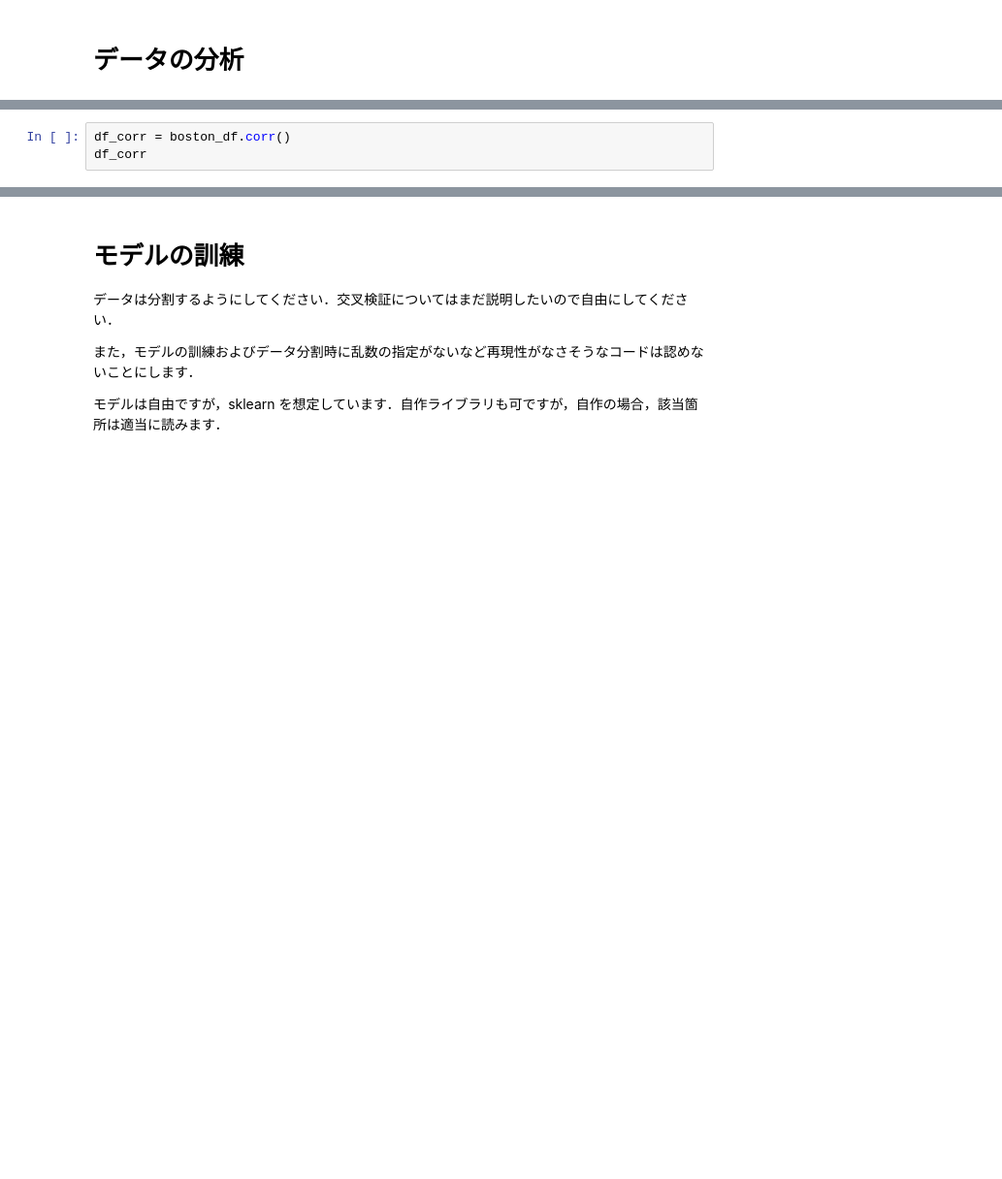
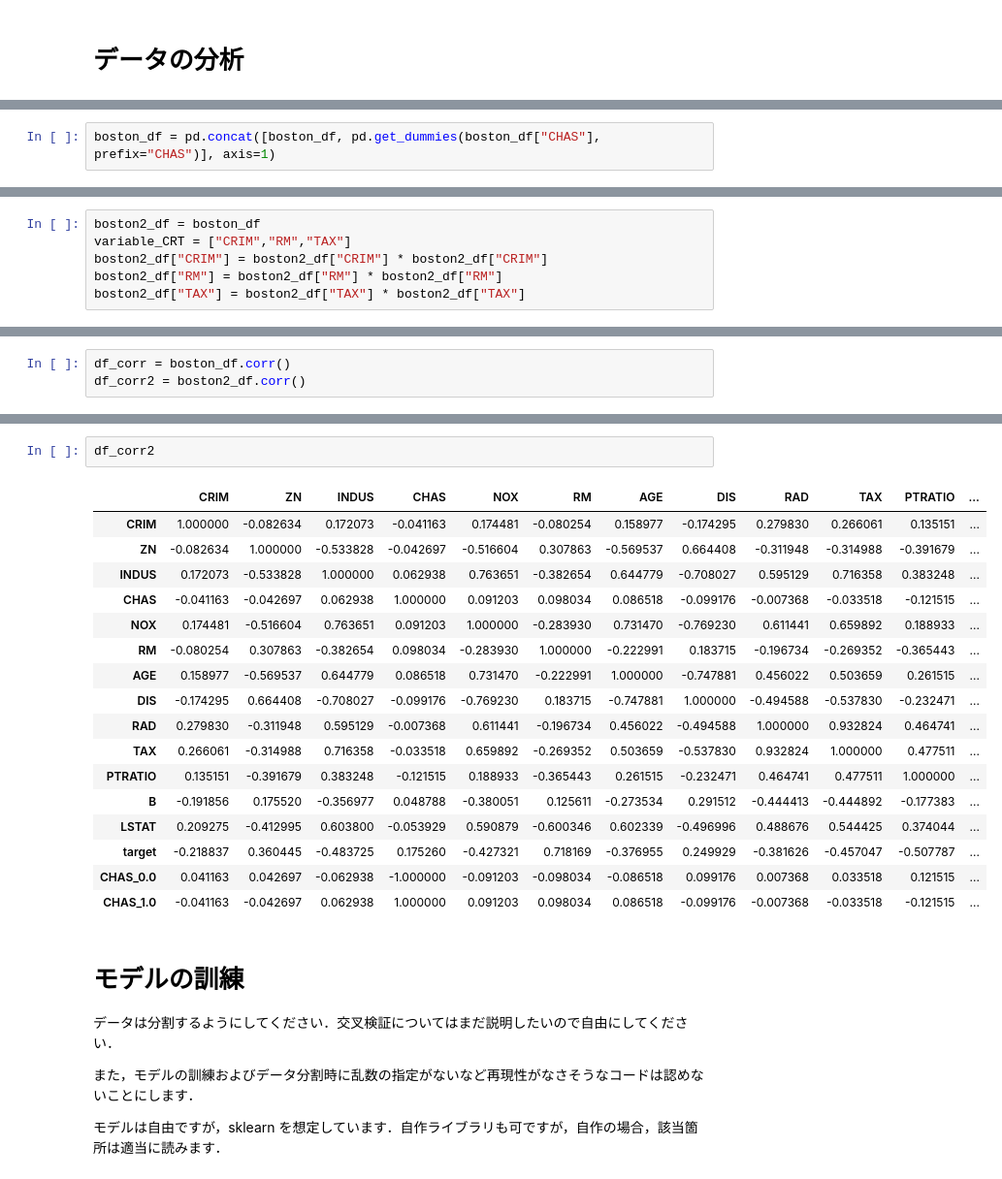
Before and after one commit to hiraso/lab_task, a Jupyter notebook: 第5回課題.ipynb, the cells around one changed output, grey strips where cells are left out. Shown at 97% size. Drawn from its saved outputs; the diff is of its cells as text; blank space fills up the shorter version.

```diff
--- a/第5回課題.ipynb
+++ b/第5回課題.ipynb
@@ -76,0 +141,2 @@ boston_df.head()
+# %%
+boston_df = pd.concat([boston_df, pd.get_dummies(boston_df["CHAS"], prefix="CHAS")], axis=1)
@@ -76,0 +154,6 @@ boston_df.head()
+# %%
+boston2_df = boston_df
+variable_CRT = ["CRIM","RM","TAX"]
+boston2_df["CRIM"] = boston2_df["CRIM"] * boston2_df["CRIM"]
+boston2_df["RM"] = boston2_df["RM"] * boston2_df["RM"]
+boston2_df["TAX"] = boston2_df["TAX"] * boston2_df["TAX"]
@@ -77,3 +169,3 @@ boston_df.head()
 # %%
 df_corr = boston_df.corr()
-df_corr
+df_corr2 = boston2_df.corr()
@@ -96,3 +192,23 @@ df_corr
+# %%
+df_corr2
+# %% [output]
+|  | CRIM | ZN | INDUS | CHAS | NOX | RM | AGE | DIS | RAD | TAX | PTRATIO | ... |
+| CRIM | 1.000000 | -0.082634 | 0.172073 | -0.041163 | 0.174481 | -0.080254 | 0.158977 | -0.174295 | 0.279830 | 0.266061 | 0.135151 | ... |
+| ZN | -0.082634 | 1.000000 | -0.533828 | -0.042697 | -0.516604 | 0.307863 | -0.569537 | 0.664408 | -0.311948 | -0.314988 | -0.391679 | ... |
+| INDUS | 0.172073 | -0.533828 | 1.000000 | 0.062938 | 0.763651 | -0.382654 | 0.644779 | -0.708027 | 0.595129 | 0.716358 | 0.383248 | ... |
+| CHAS | -0.041163 | -0.042697 | 0.062938 | 1.000000 | 0.091203 | 0.098034 | 0.086518 | -0.099176 | -0.007368 | -0.033518 | -0.121515 | ... |
+| NOX | 0.174481 | -0.516604 | 0.763651 | 0.091203 | 1.000000 | -0.283930 | 0.731470 | -0.769230 | 0.611441 | 0.659892 | 0.188933 | ... |
+| RM | -0.080254 | 0.307863 | -0.382654 | 0.098034 | -0.283930 | 1.000000 | -0.222991 | 0.183715 | -0.196734 | -0.269352 | -0.365443 | ... |
+| AGE | 0.158977 | -0.569537 | 0.644779 | 0.086518 | 0.731470 | -0.222991 | 1.000000 | -0.747881 | 0.456022 | 0.503659 | 0.261515 | ... |
+| DIS | -0.174295 | 0.664408 | -0.708027 | -0.099176 | -0.769230 | 0.183715 | -0.747881 | 1.000000 | -0.494588 | -0.537830 | -0.232471 | ... |
+| RAD | 0.279830 | -0.311948 | 0.595129 | -0.007368 | 0.611441 | -0.196734 | 0.456022 | -0.494588 | 1.000000 | 0.932824 | 0.464741 | ... |
+| TAX | 0.266061 | -0.314988 | 0.716358 | -0.033518 | 0.659892 | -0.269352 | 0.503659 | -0.537830 | 0.932824 | 1.000000 | 0.477511 | ... |
+| PTRATIO | 0.135151 | -0.391679 | 0.383248 | -0.121515 | 0.188933 | -0.365443 | 0.261515 | -0.232471 | 0.464741 | 0.477511 | 1.000000 | ... |
+| B | -0.191856 | 0.175520 | -0.356977 | 0.048788 | -0.380051 | 0.125611 | -0.273534 | 0.291512 | -0.444413 | -0.444892 | -0.177383 | ... |
+| LSTAT | 0.209275 | -0.412995 | 0.603800 | -0.053929 | 0.590879 | -0.600346 | 0.602339 | -0.496996 | 0.488676 | 0.544425 | 0.374044 | ... |
+| target | -0.218837 | 0.360445 | -0.483725 | 0.175260 | -0.427321 | 0.718169 | -0.376955 | 0.249929 | -0.381626 | -0.457047 | -0.507787 | ... |
+| CHAS_0.0 | 0.041163 | 0.042697 | -0.062938 | -1.000000 | -0.091203 | -0.098034 | -0.086518 | 0.099176 | 0.007368 | 0.033518 | 0.121515 | ... |
+| CHAS_1.0 | -0.041163 | -0.042697 | 0.062938 | 1.000000 | 0.091203 | 0.098034 | 0.086518 | -0.099176 | -0.007368 | -0.033518 | -0.121515 | ... |
 # %% [markdown]
 # モデルの訓練
 データは分割するようにしてください．交叉検証についてはまだ説明したいので自由にしてください．
```
Also changed, not shown: parts of 32 cells of this notebook.
